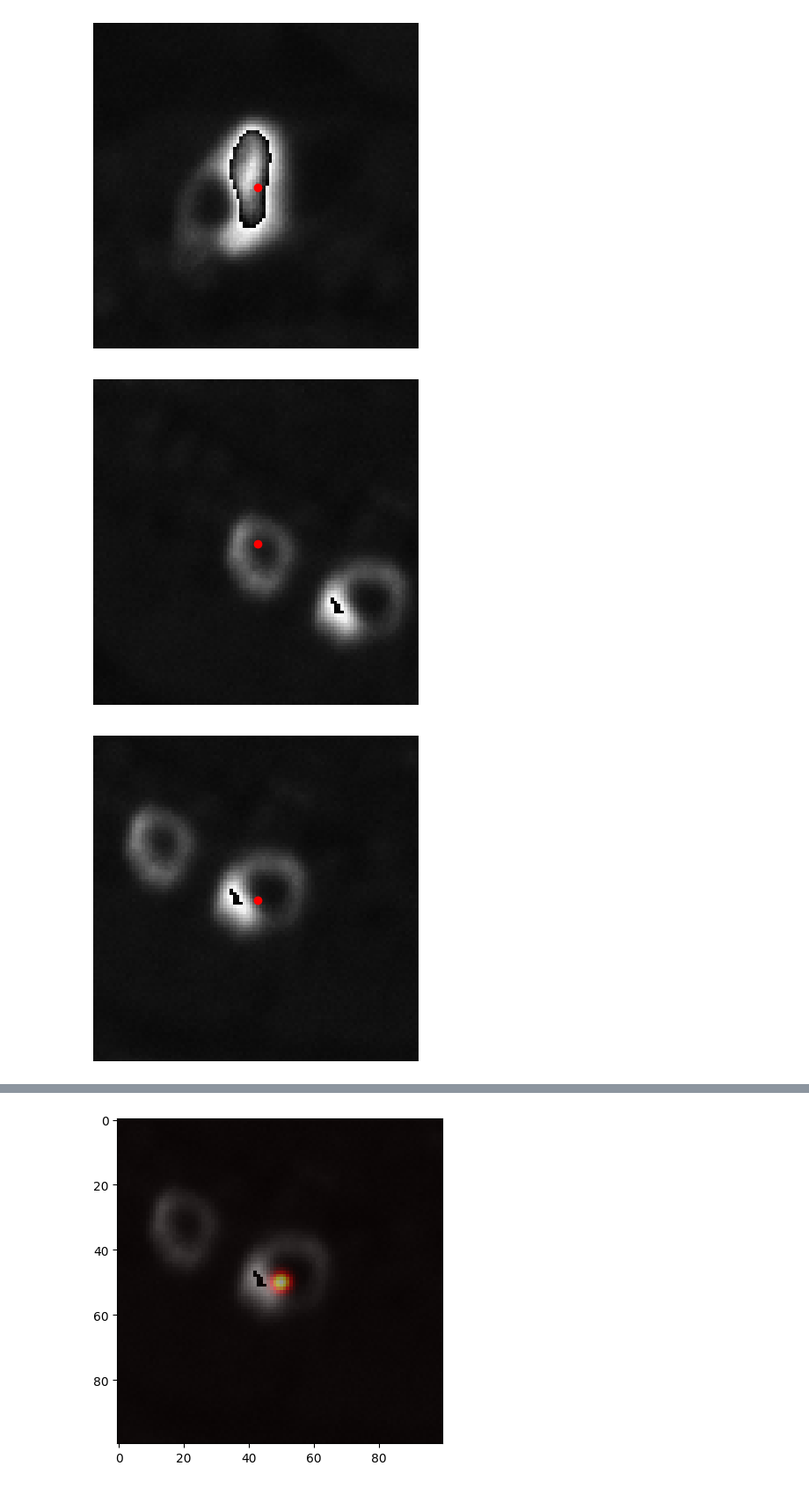
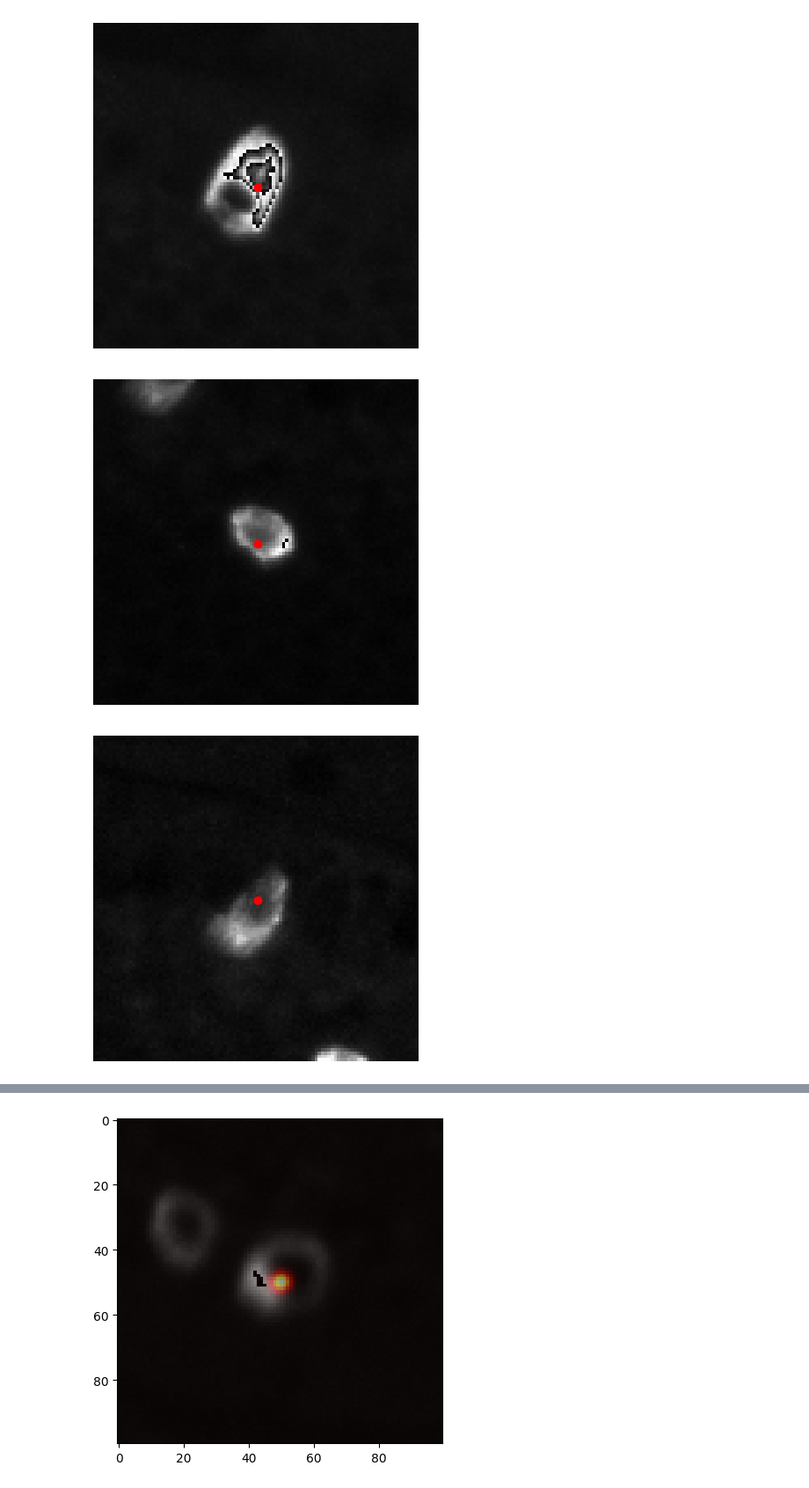
Before and after one commit to leon-rny/cell_counter_CNN, a Jupyter notebook: evaluation.ipynb, the cells around one changed output, grey strips where cells are left out. Shown at 88% size. Drawn from its saved outputs; the diff is of its cells as text; code cells hidden in the pictures.

Commit message:
added more data

```diff
--- a/evaluation.ipynb
+++ b/evaluation.ipynb
@@ -3,21 +3,24 @@ import numpy as np
 import matplotlib.pyplot as plt
 import pandas as pd
 from scipy.ndimage import gaussian_filter
+import os
+
+cwd = os.getcwd()
 # %%
 for i in range(0, 26):
     if i < 10:
         i = f'0{i}'
     else:
         i = str(i)
-    patch = np.load(f'data/patches/patch_00{i}.npy')
-    coords = pd.read_csv(f'data/patches/patch_00{i}_coords.csv').values
+    patch = np.load(cwd+f'/data/patches/01_6/01_6_00{i}.npy')
+    coords = pd.read_csv(cwd+f'/data/patches/01_6/01_6_00{i}_coords.csv').values
 
     plt.imshow(patch, cmap='gray')
     for x, y in coords:
         plt.plot(x, y, 'ro')
     plt.axis('off')
     plt.show()
 # %% [output]
-[figure, old version]
+[figure, new version]
-[figure, old version]
+[figure, new version]
-[figure, old version]
+[figure, new version]
```
Also changed, not shown: parts of 1 cell of this notebook, 9 other files.
